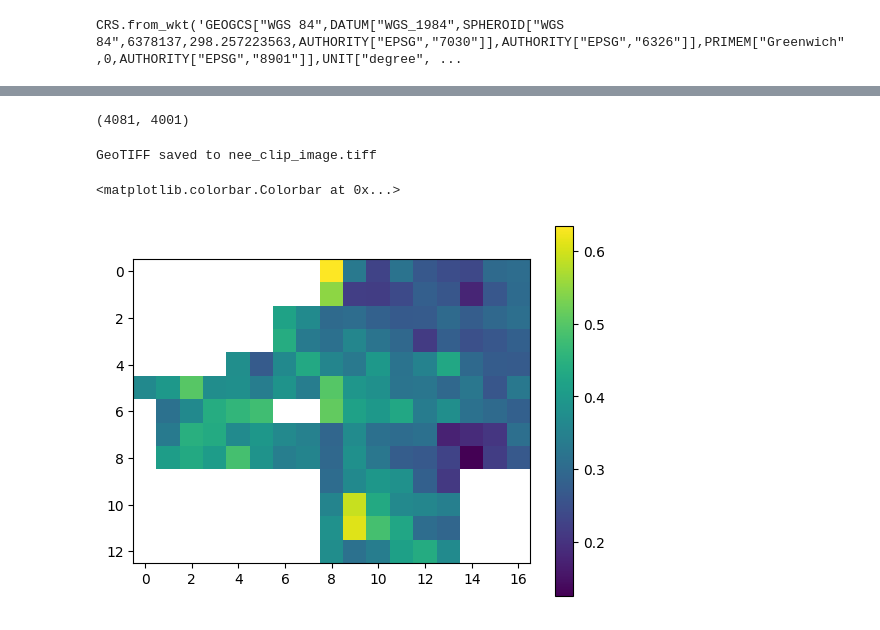
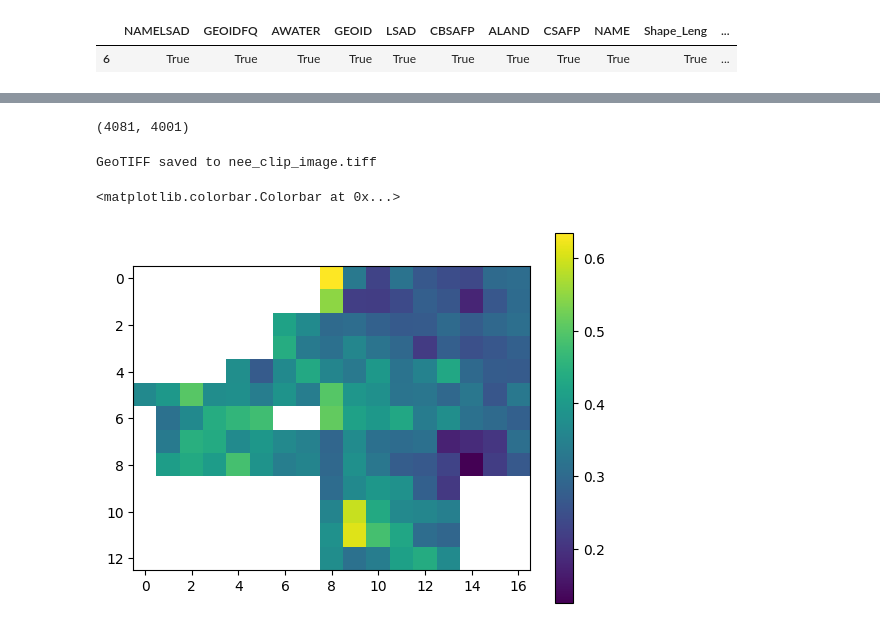
Before and after one commit to qifan-wu/urban_greening_windows, a Jupyter notebook: nee.ipynb, the cells around one changed output, grey strips where cells are left out. Drawn from its saved outputs; the diff is of its cells as text; code cells hidden in the pictures.

```diff
--- a/nee.ipynb
+++ b/nee.ipynb
@@ -49,4 +72,5 @@ ds['NEE'][0].rio.to_raster()
-# %%
-nee_dstrd.crs
-# %% [output]
-CRS.from_wkt('GEOGCS["WGS 84",DATUM["WGS_1984",SPHEROID["WGS 84",6378137,298.257223563,AUTHORITY["EPSG","7030"]],AUTHORITY["EPSG","6326"]],PRIMEM["Greenwich",0,AUTHORITY["EPSG","8901"]],UNIT["degree", ...
+# %%
+msa == msa.to_crs('EPSG:4326')
+# %% [output]
+|  | NAMELSAD | GEOIDFQ | AWATER | GEOID | LSAD | CBSAFP | ALAND | CSAFP | NAME | Shape_Leng | ... |
+| 6 | True | True | True | True | True | True | True | True | True | True | ... |
```
Also changed, not shown: parts of 8 cells of this notebook, 2 other files.
